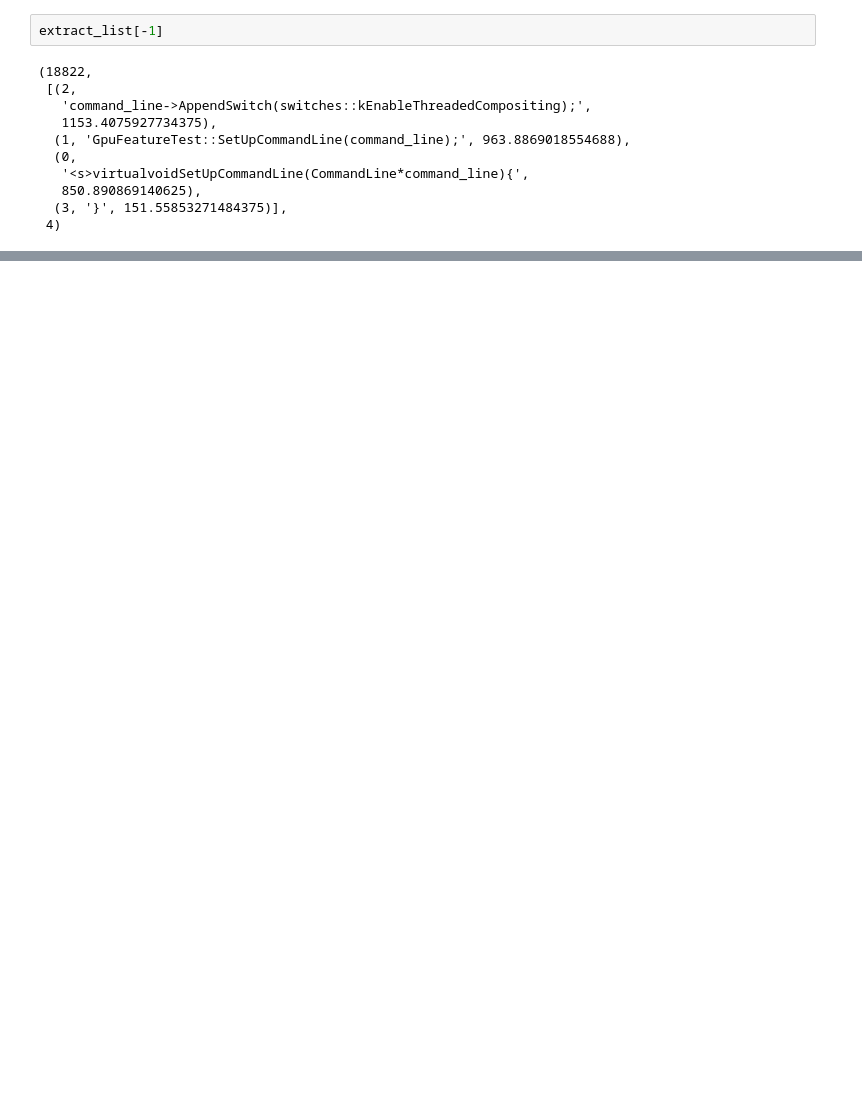
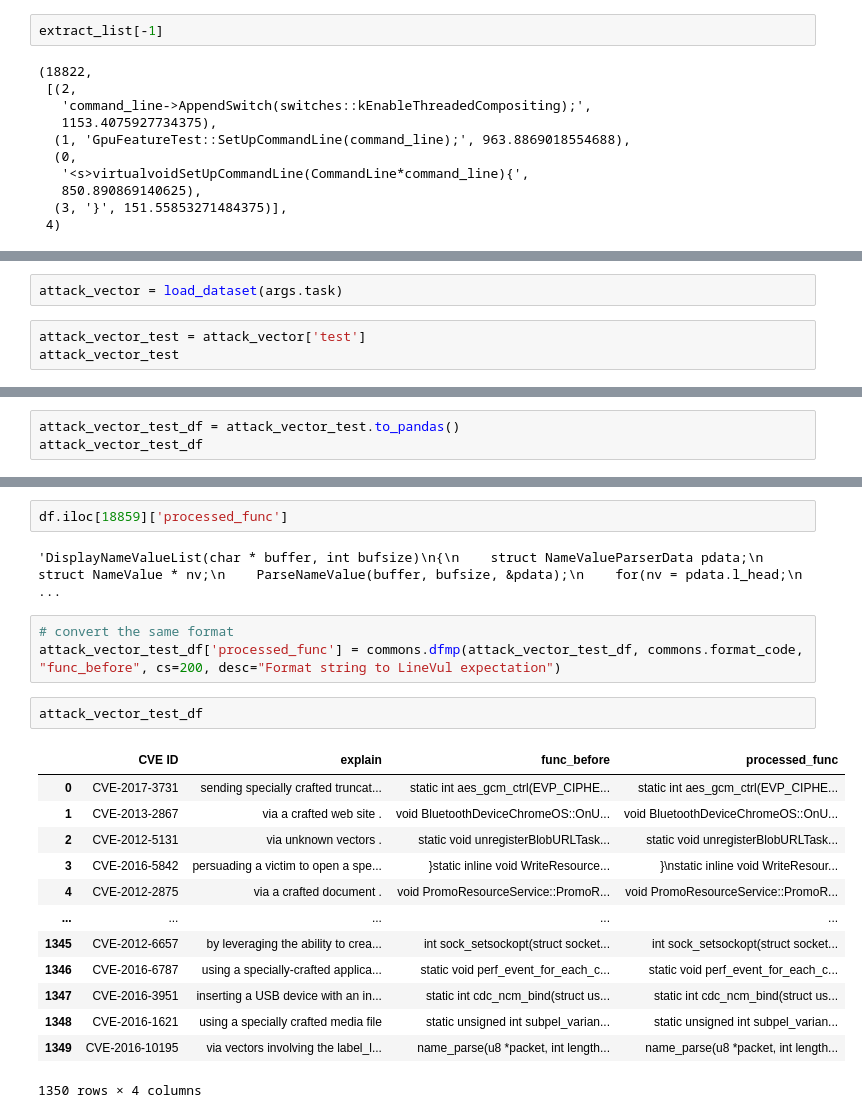
Before and after one commit to quy-ng/vulexplain-internal-external-reason, a Jupyter notebook: LineVul.ipynb, the cells around one changed output, grey strips where cells are left out. Saved outputs shown, nothing was run; the diff lists cells and outputs as text; blank space fills up the shorter version.

```diff
--- a/LineVul.ipynb
+++ b/LineVul.ipynb
@@ -183,0 +233,5 @@ print(new_variable)
+# %%
+attack_vector = load_dataset(args.task)
+# %%
+attack_vector_test = attack_vector['test']
+attack_vector_test
@@ -183,0 +250,3 @@ print(new_variable)
+# %%
+attack_vector_test_df = attack_vector_test.to_pandas()
+attack_vector_test_df
@@ -183,0 +272,23 @@ print(new_variable)
+# %%
+df.iloc[18859]['processed_func']
+# %% [output]
+'DisplayNameValueList(char * buffer, int bufsize)\n{\n    struct NameValueParserData pdata;\n    struct NameValue * nv;\n    ParseNameValue(buffer, bufsize, &pdata);\n    for(nv = pdata.l_head;\n      ...
+# %%
+# convert the same format
+attack_vector_test_df['processed_func'] = commons.dfmp(attack_vector_test_df, commons.format_code, "func_before", cs=200, desc="Format string to LineVul expectation")
+# %%
+attack_vector_test_df
+# %% [output]
+|  | CVE ID | explain | func_before | processed_func |
+| 0 | CVE-2017-3731 | sending specially crafted truncat... | static int aes_gcm_ctrl(EVP_CIPHE... | static int aes_gcm_ctrl(EVP_CIPHE... |
+| 1 | CVE-2013-2867 | via a crafted web site . | void BluetoothDeviceChromeOS::OnU... | void BluetoothDeviceChromeOS::OnU... |
+| 2 | CVE-2012-5131 | via unknown vectors . | static void unregisterBlobURLTask... | static void unregisterBlobURLTask... |
+| 3 | CVE-2016-5842 | persuading a victim to open a spe... | }static inline void WriteResource... | }\nstatic inline void WriteResour... |
+| 4 | CVE-2012-2875 | via a crafted document . | void PromoResourceService::PromoR... | void PromoResourceService::PromoR... |
+| ... | ... | ... | ... | ... |
+| 1345 | CVE-2012-6657 | by leveraging the ability to crea... | int sock_setsockopt(struct socket... | int sock_setsockopt(struct socket... |
+| 1346 | CVE-2016-6787 | using a specially-crafted applica... | static void perf_event_for_each_c... | static void perf_event_for_each_c... |
+| 1347 | CVE-2016-3951 | inserting a USB device with an in... | static int cdc_ncm_bind(struct us... | static int cdc_ncm_bind(struct us... |
+| 1348 | CVE-2016-1621 | using a specially crafted media file | static unsigned int subpel_varian... | static unsigned int subpel_varian... |
+| 1349 | CVE-2016-10195 | via vectors involving the label_l... | name_parse(u8 *packet, int length... | name_parse(u8 *packet, int length... |
+1350 rows × 4 columns
```
Also changed, not shown: parts of 35 cells of this notebook, 5 other files.
